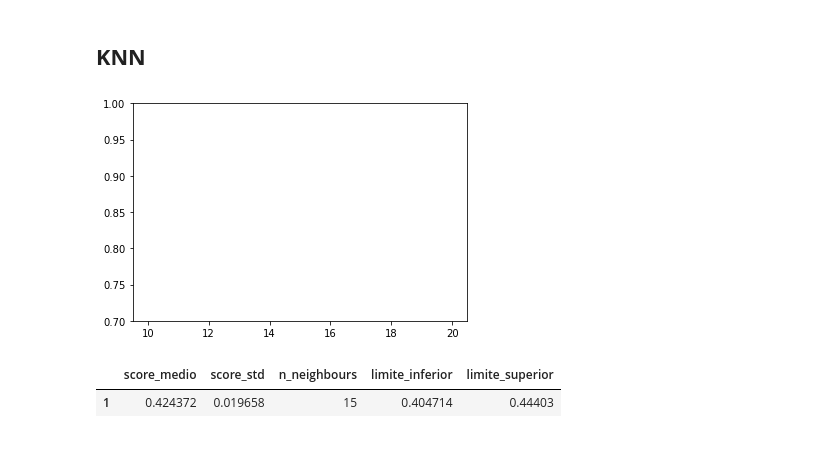
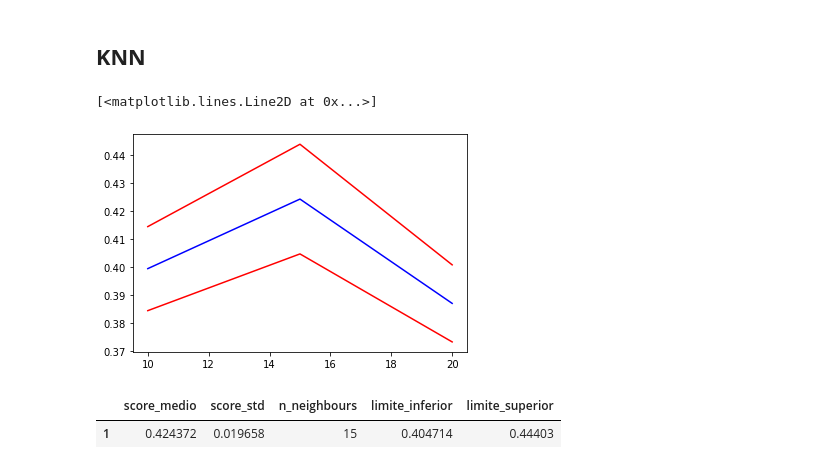
Before and after one commit to BenkosT/TP_Clasificacion, a Jupyter notebook: Notebooks/TP3-Classification_modeling.ipynb, the cells around one changed output. Saved outputs shown, nothing was run; the diff lists cells and outputs as text; code cells hidden in the pictures.

```diff
--- a/Notebooks/TP3-Classification_modeling.ipynb
+++ b/Notebooks/TP3-Classification_modeling.ipynb
@@ -216,12 +216,12 @@ df_scores= scores_knn(X_train_us_std, y_train_us, 10, 25, 5)
 # %%
 # Visualizamos los resultados
 
 plt.plot(df_scores['n_neighbours'], df_scores['limite_inferior'], color='r')
 plt.plot(df_scores['n_neighbours'], df_scores['score_medio'], color='b')
 plt.plot(df_scores['n_neighbours'], df_scores['limite_superior'], color='r')
-plt.ylim(0.7, 1);
 # %% [output]
+[<matplotlib.lines.Line2D at 0x...>]
-[figure, old version]
+[figure, new version]
 # %%
 # Identificamos el score máximo
 df_scores.loc[df_scores.score_medio == df_scores.score_medio.max()]
```
Also changed, not shown: parts of 3 cells of this notebook.
